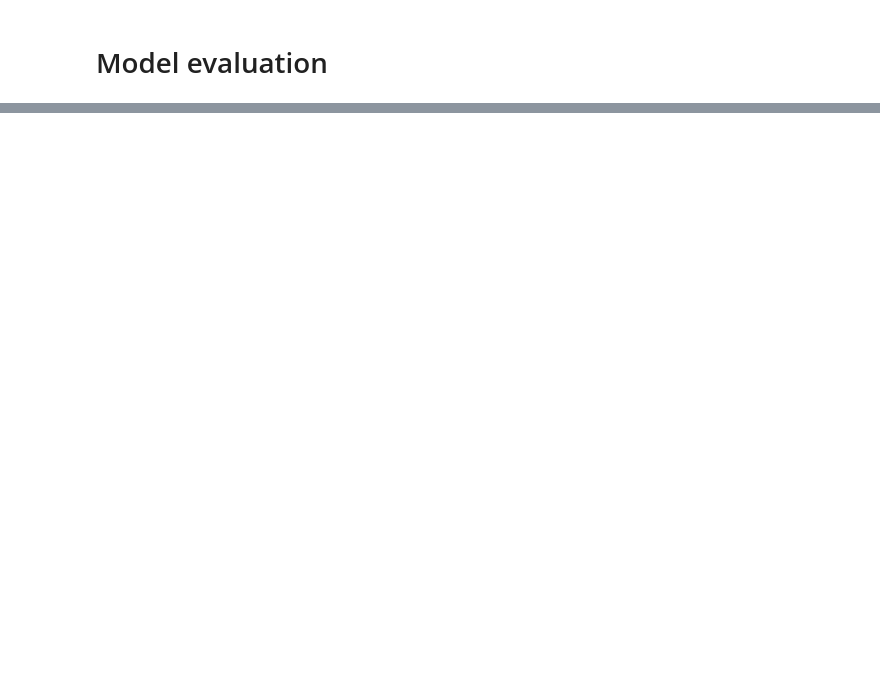
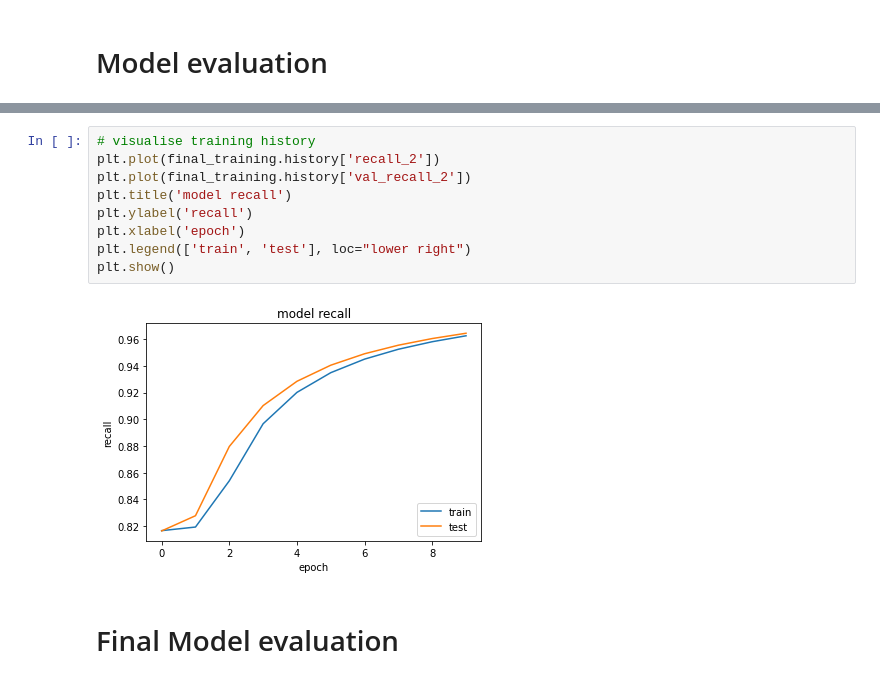
Before and after one commit to HLTT14/NLP-Assignments, a Jupyter notebook: NLP_Assignment2.ipynb, the cells around one changed output, grey strips where cells are left out. Drawn from its saved outputs; the diff is of its cells as text; blank space fills up the shorter version.

```diff
--- a/NLP_Assignment2.ipynb
+++ b/NLP_Assignment2.ipynb
@@ -534,0 +631,13 @@ Recall: 0.9856048822402954
+# %%
+# visualise training history
+plt.plot(final_training.history['recall_2'])
+plt.plot(final_training.history['val_recall_2'])
+plt.title('model recall')
+plt.ylabel('recall')
+plt.xlabel('epoch')
+plt.legend(['train', 'test'], loc="lower right")
+plt.show()
+# %% [output]
+[figure, added]
+# %% [markdown]
+# Final Model evaluation
```
Also changed, not shown: parts of 36 cells of this notebook.
